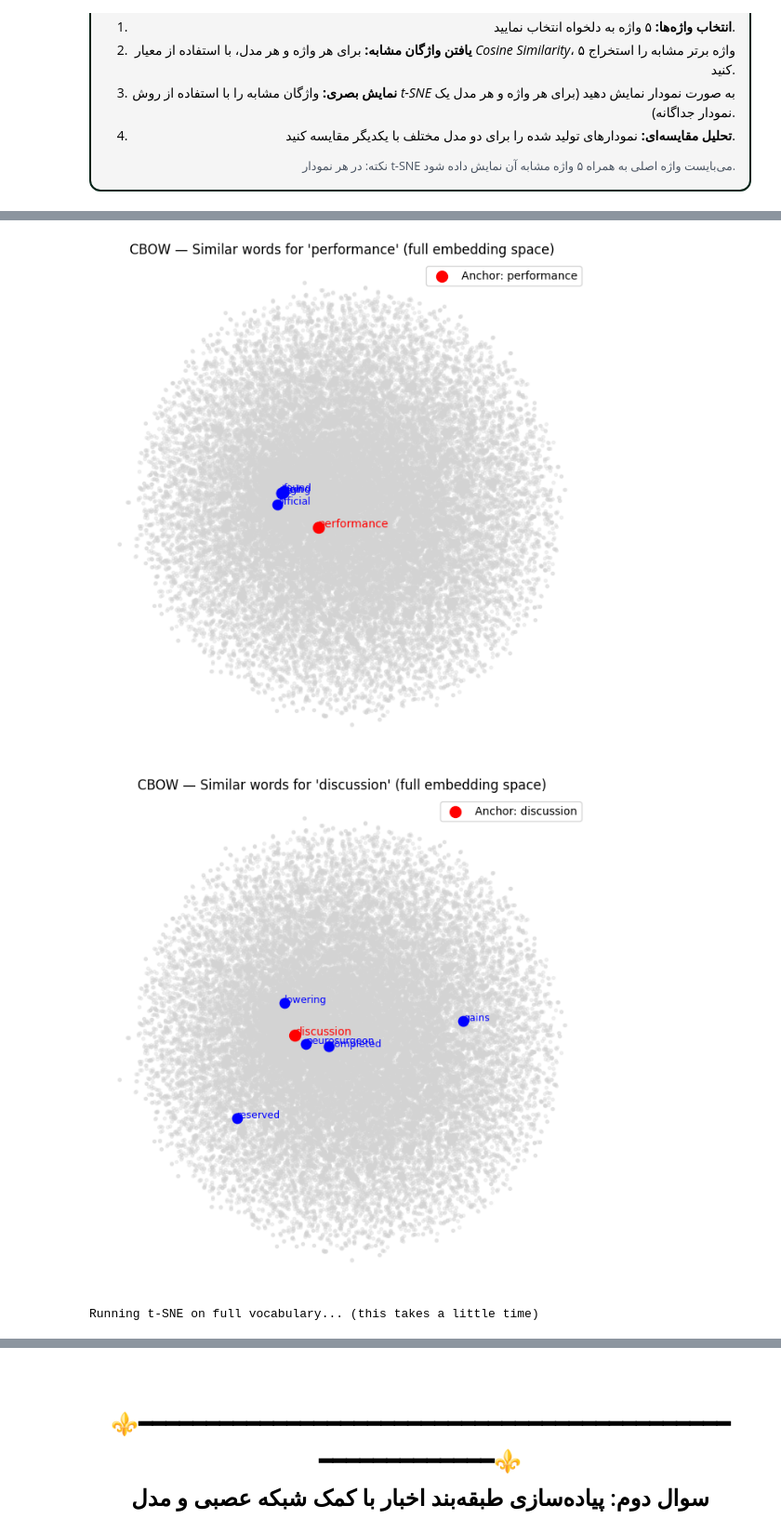
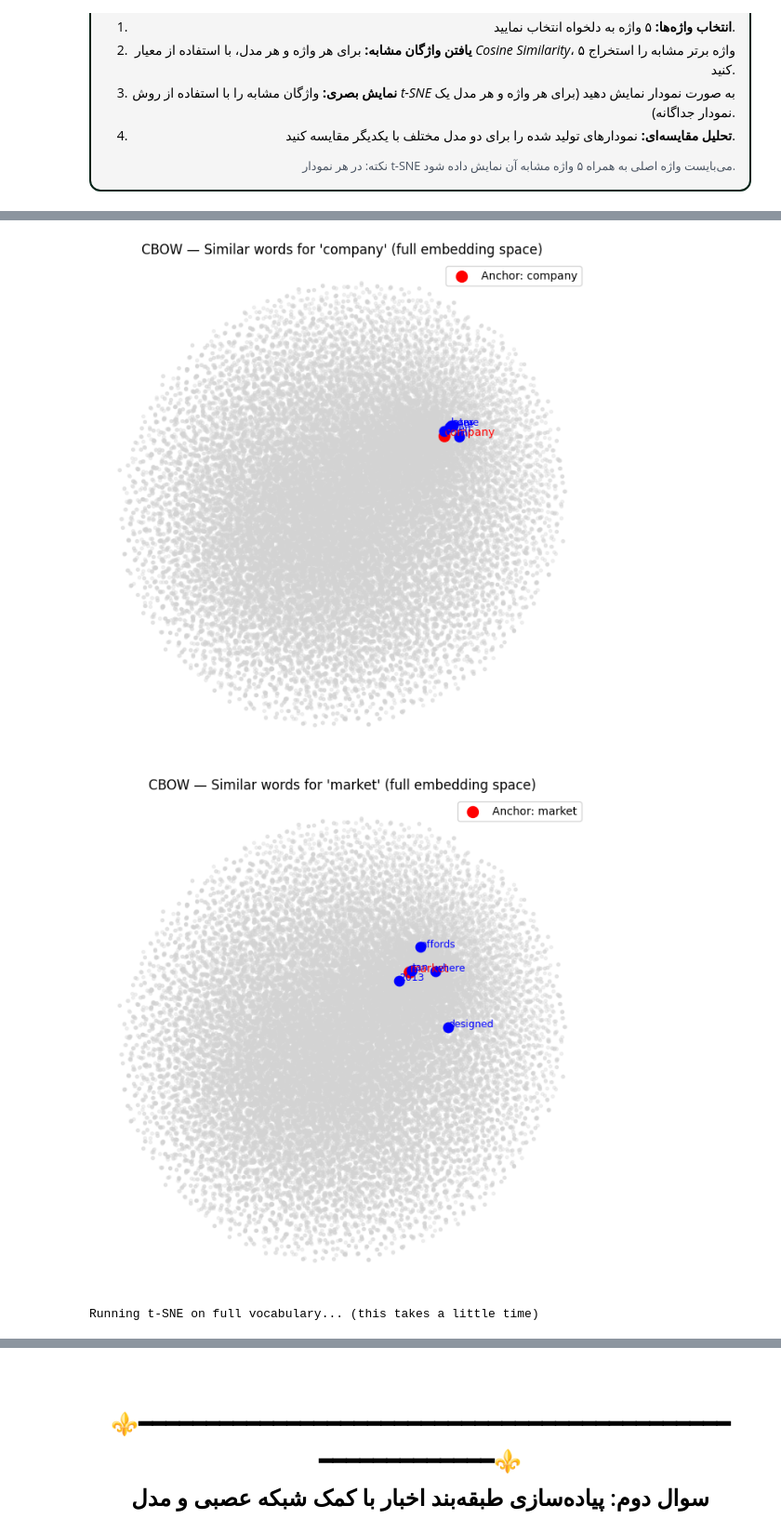
Before and after one commit to MahdyMokh7/NLP-miniProjects, a Jupyter notebook: CA3/HW3.ipynb, the cells around one changed output, grey strips where cells are left out. Shown at 93% size. Cells and saved outputs as stored; diff of their text form; code cells hidden in the pictures.

Commit message:
CA3 done - (CBOW + Skipgram + fasttext + news classification)

```diff
--- a/CA3/HW3.ipynb
+++ b/CA3/HW3.ipynb
@@ -761,4 +749,4 @@ skipgram_dataloader_test = DataLoader(
     )
 )
 # %%
-cbow_model = CBOWNegativeSampling(vocab_size=len(word2idx_dict), embedding_dim=100, negative_samples=NEGATIVE_SAMPLES)
+cbow_model = CBOWNegativeSampling(vocab_size=len(word2idx_dict), embedding_dim=EMBEDDING_DIM, negative_samples=NEGATIVE_SAMPLES)
@@ -813,4 +802,4 @@ print("CBOW Model saved!")
 # %% [output]
 CBOW Model saved!
 # %%
-skipgram_model = SkipgramNegativeSampling(vocab_size=len(word2idx_dict), embedding_dim=100, negative_samples=NEGATIVE_SAMPLES)
+skipgram_model = SkipgramNegativeSampling(vocab_size=len(word2idx_dict), embedding_dim=EMBEDDING_DIM, negative_samples=NEGATIVE_SAMPLES)
@@ -872,19 +872,22 @@ Skip-gram Model saved!
 </p>
 </div>
 # %%
-words_chosen = ["random", "behave", "confirmation", "performance", "discussion"]
+words_chosen = ["government", "city", "president", "company", "market"]
+words_chosen2 = ["random", "behave", "confirmation", "performance", "discussion"]
 # %%
 import torch
+import numpy as np
 from sklearn.metrics.pairwise import cosine_similarity
 
 def get_top_similar_words(model, word, word2idx, idx2word, top_n=5):
     word_idx = word2idx[word]
-    embedding_vector = model.get_word_embeddings()[word_idx]
 
-    all_embeddings = model.get_word_embeddings().cpu().numpy()
+    # Convert embeddings to numpy using .tolist() workaround
+    embedding_vector = np.array(model.get_word_embeddings()[word_idx].cpu().detach().tolist())
+    all_embeddings = np.array(model.get_word_embeddings().cpu().detach().tolist())
 
     similarities = cosine_similarity(
-        [embedding_vector.cpu().numpy()],
+        [embedding_vector],
         all_embeddings
     )[0]
 
@@ -894,10 +897,8 @@ def get_top_similar_words(model, word, word2idx, idx2word, top_n=5):
 
     return top_words
 
-# CBOW
 print("CBOW model")
-for i in range(len(words_chosen)):
-    word = words_chosen[i]
+for word in words_chosen:
     top_words = get_top_similar_words(cbow_model, word, word2idx_dict, idx2word_dict, top_n=5)
     print(f"Top 5 similar words to '{word}': {top_words}")
 # %% [output]
@@ -924,23 +930,18 @@ Top 5 similar words to 'discussion': ['passions', 'wondered', 'refugee', 'hetero
 # %%
 import matplotlib.pyplot as plt
-from sklearn.manifold import TSNE
-from sklearn.metrics.pairwise import cosine_similarity
-import numpy as np
+import torch
+from openTSNE import TSNE
 
 def plot_top_words_tsne(model, words, word2idx, idx2word, top_n=5, title_prefix=""):
-    # Get all embeddings
-    embeddings = model.get_word_embeddings().cpu().numpy()
+    # Get embeddings as a tensor, ensuring they are on the CPU
+    embeddings = model.get_word_embeddings().cpu().detach()
 
-    # Run a global t-SNE on the entire vocabulary
     print("Running t-SNE on full vocabulary... (this takes a little time)")
-    tsne = TSNE(
-        n_components=2,
-        random_state=42,
-        perplexity=30  # valid because vocab is large
-    )
-    tsne_all = tsne.fit_transform(embeddings)
 
-    # For fast lookup
+    # Perform t-SNE dimensionality reduction directly on PyTorch tensor
+    tsne = TSNE(n_components=2, random_state=42, perplexity=30)
+    tsne_all = tsne.fit(embeddings)  # embeddings is a PyTorch tensor
+
     tsne_x = tsne_all[:, 0]
     tsne_y = tsne_all[:, 1]
 
@@ -950,21 +951,21 @@ def plot_top_words_tsne(model, words, word2idx, idx2word, top_n=5, title_prefix=
             continue
 
         word_idx = word2idx[word]
-        anchor_embed = embeddings[word_idx]
+        anchor_embed = embeddings[word_idx]  # Already a PyTorch tensor
 
-        # Compute cosine similarity
-        similarities = cosine_similarity([anchor_embed], embeddings)[0]
-        top_indices = similarities.argsort()[-(top_n+1):-1][::-1]
+        # Cosine similarity with all embeddings using PyTorch
+        similarities = torch.nn.functional.cosine_similarity(anchor_embed.unsqueeze(0), embeddings)
+        top_indices = torch.topk(similarities, top_n + 1).indices.tolist()
+        top_indices = [idx for idx in top_indices if idx != word_idx][:top_n]  # remove the anchor itself
 
-        # Plot full vocabulary in light grey
         plt.figure(figsize=(8, 8))
         plt.scatter(tsne_x, tsne_y, c="lightgrey", s=8, alpha=0.3)
 
-        # Highlight the anchor word
+        # Plot anchor
         plt.scatter(tsne_x[word_idx], tsne_y[word_idx], c="red", s=100, label=f"Anchor: {word}")
         plt.text(tsne_x[word_idx] + 0.01, tsne_y[word_idx] + 0.01, word, fontsize=10, color="red")
 
-        # Highlight top-N similar words
+        # Plot top similar words
         for idx in top_indices:
             plt.scatter(tsne_x[idx], tsne_y[idx], c="blue", s=80)
             plt.text(tsne_x[idx] + 0.01, tsne_y[idx] + 0.01, idx2word[idx], fontsize=9, color="blue")
@@ -988,3 +989,3 @@ Running t-SNE on full vocabulary... (this takes a little time)
-[figure, old version]
+[figure, new version]
-[figure, old version]
+[figure, new version]
 Running t-SNE on full vocabulary... (this takes a little time)
```
Also changed, not shown: parts of 61 cells of this notebook, 1 other file.
